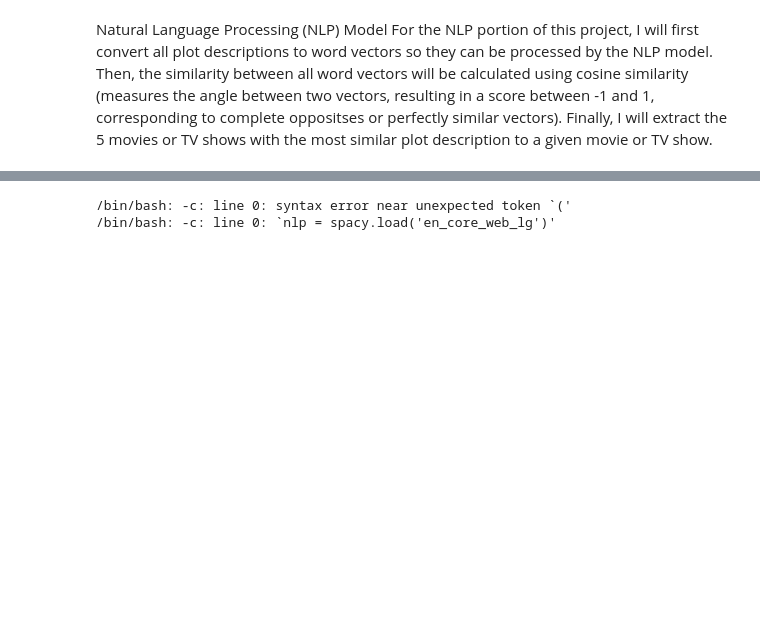
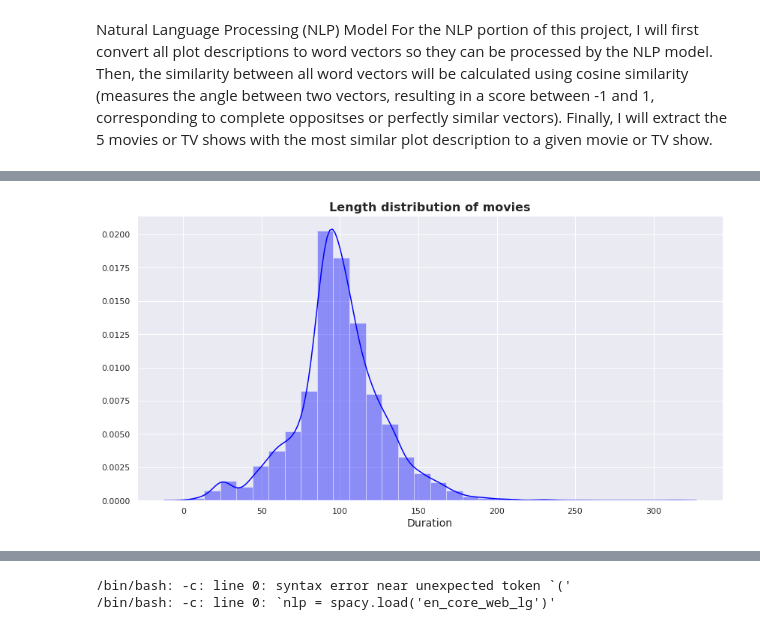
Before and after one commit to rohitrv8922/Netflix-Tv-shows-and-movies, a Jupyter notebook: NETFLIX_MOVIES_AND_TV_SHOWS_CLUSTERING.ipynb, the cells around one changed output, grey strips where cells are left out. Drawn from its saved outputs; the diff is of its cells as text; code cells hidden in the pictures; blank space fills up the shorter version.

```diff
--- a/NETFLIX_MOVIES_AND_TV_SHOWS_CLUSTERING.ipynb
+++ b/NETFLIX_MOVIES_AND_TV_SHOWS_CLUSTERING.ipynb
@@ -382,0 +422,7 @@ For the NLP portion of this project, I will first convert all plot descriptions
+# %%
+netflix_df['duration']=netflix_df['duration'].str.replace('Season','')
+netflix_df['duration']=netflix_df['duration'].str.replace('s','')
+netflix_df['duration']=netflix_df['duration'].str.replace('min','')
+
+netflix_df['duration']=netflix_df['duration'].astype(str).astype(int)
+netflix_df['duration']
@@ -383,3 +442,16 @@ For the NLP portion of this project, I will first convert all plot descriptions
+# %%
+# Length distribution of movies
+movie_df = netflix_df[netflix_df['type']=='Movie']
+
+plt.figure(figsize=(14, 7))
+
+sns.distplot(movie_df['duration'], bins=30,color='Blue').set(ylabel=None)
+
+plt.title('Length distribution of movies', fontsize=16,fontweight="bold")
+plt.xlabel('Duration', fontsize=14)
+plt.show()
+# %% [output]
+[figure, added]
 # %%
 !pip install matplotlib-venn
 import spacy.cli
```
Also changed, not shown: parts of 7 cells of this notebook.
